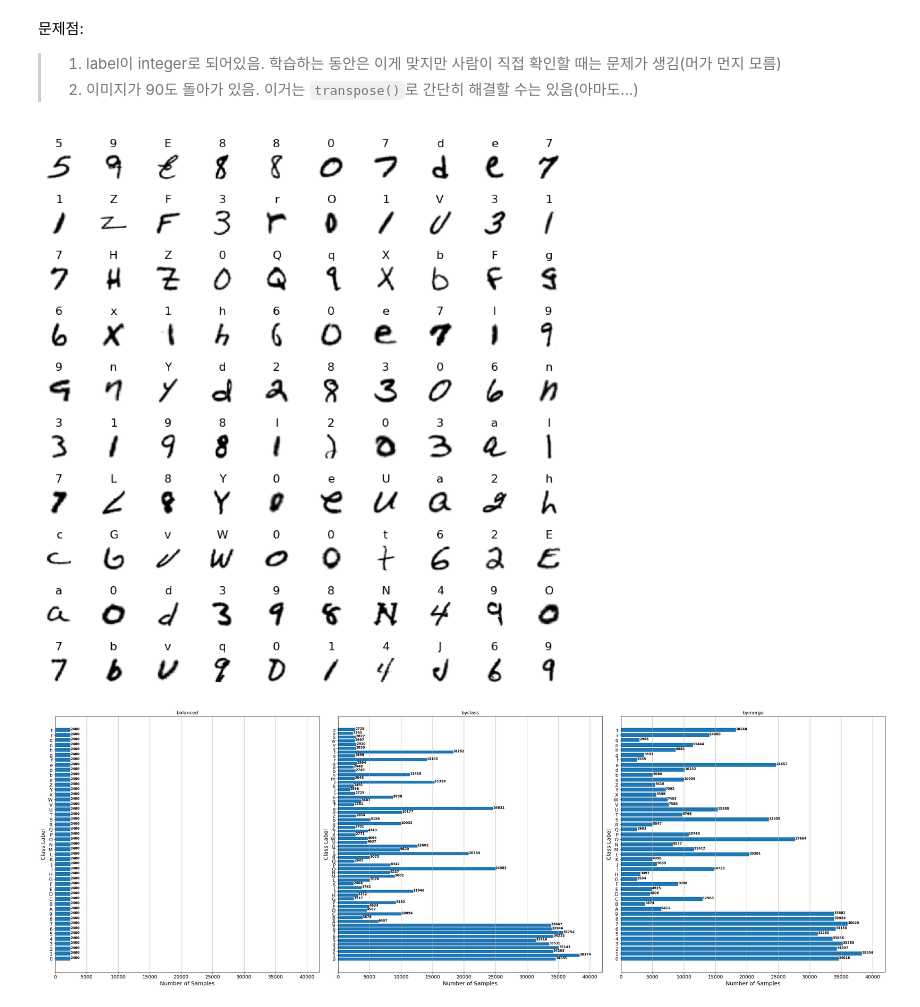
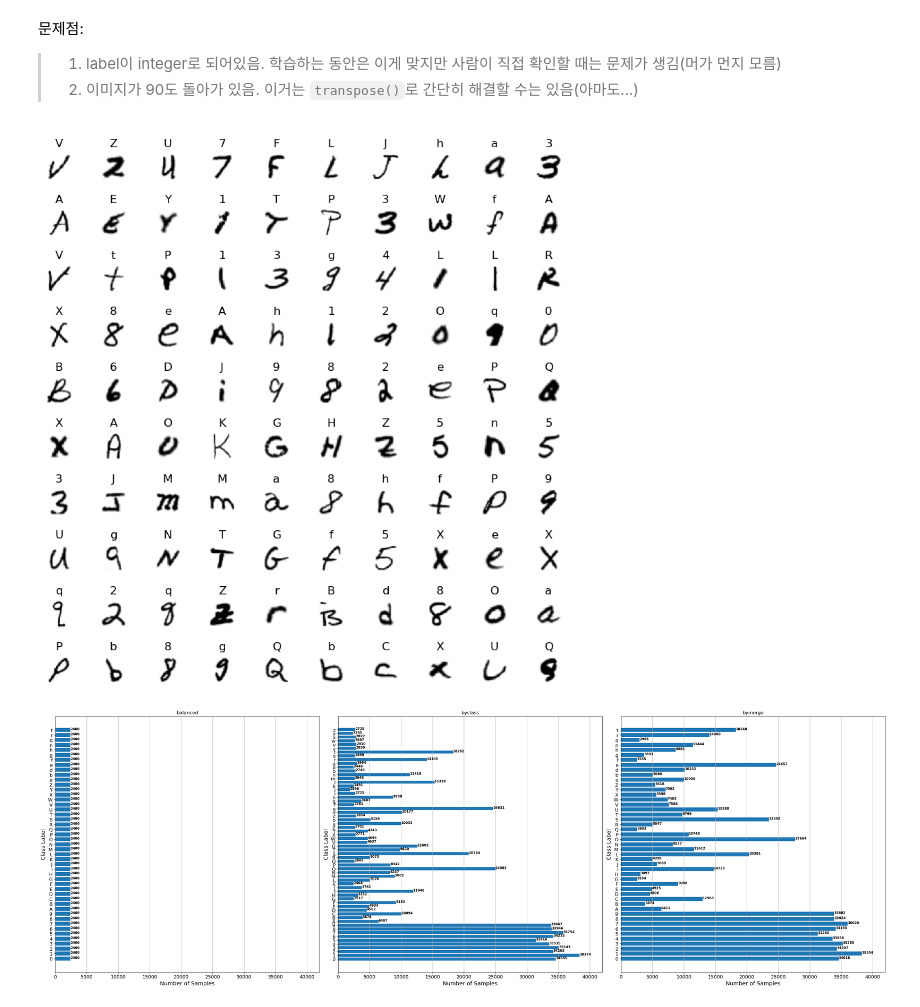
Before and after one commit to nonameR9077/CNNproject-2024-1, a Jupyter notebook: EMNIST.ipynb, the cells around one changed output. Saved outputs shown, nothing was run; the diff lists cells and outputs as text; code cells hidden in the pictures.

```diff
--- a/EMNIST.ipynb
+++ b/EMNIST.ipynb
@@ -349,24 +349,24 @@ fig = tfds.show_examples(train, info)
 # %%
 cnt = 0
 
 # this enables to treat tensors like numpy
 tf.experimental.numpy.experimental_enable_numpy_behavior()
 
 import matplotlib.cm as cm
 
-train_sub = train.take(100)
+train_sub = train_bal.take(100)
 
 plt.figure(figsize=(10,10))
 plt.subplots_adjust(hspace=1)
 i = 0
 for images, labels in train_sub:
     ax = plt.subplot(10,10,i+1)
     plt.imshow(images.reshape((28,28)).transpose(), cmap="binary")
-    plt.title(classes[labels.numpy()])
+    plt.title(classes_bal[labels.numpy()])
     plt.axis("off")
     i = i + 1
 # %% [output]
-[figure, old version]
+[figure, new version]
 # %%
 cnt_bal = np.array([label for image, label in train_bal])
 cnt_class = np.array([label for image, label in train_class])
```
Also changed, not shown: parts of 25 cells of this notebook.
